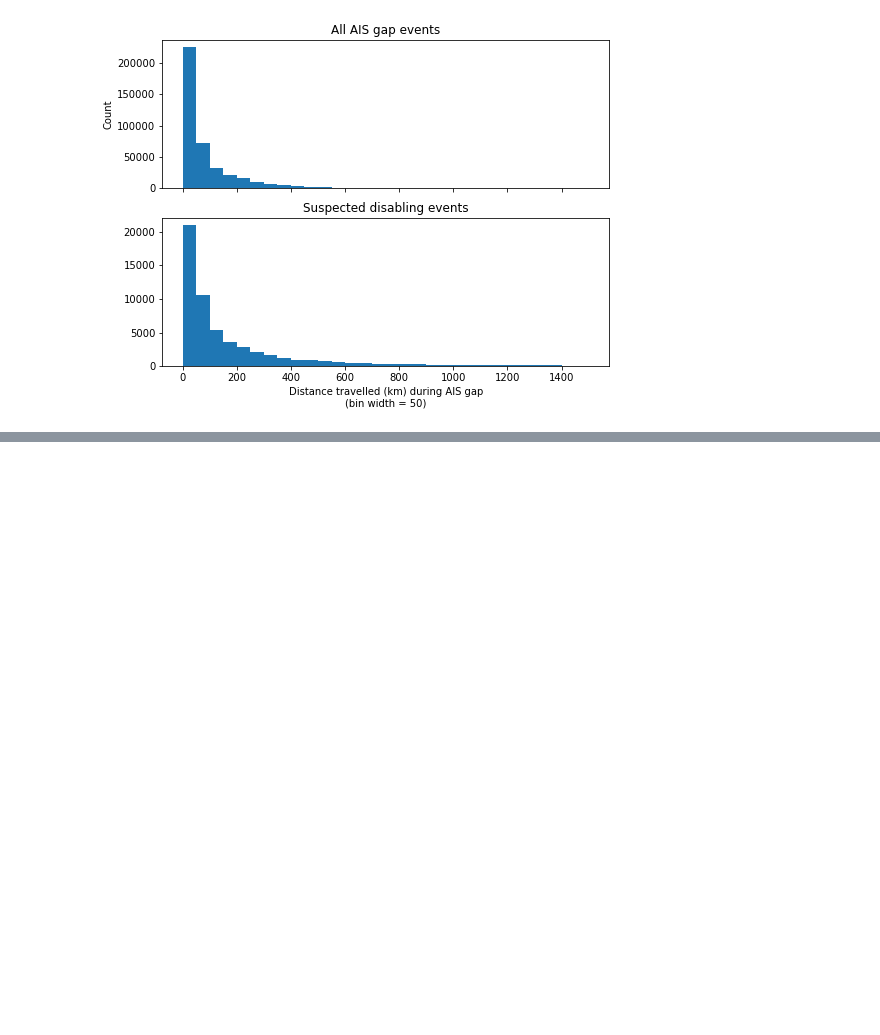
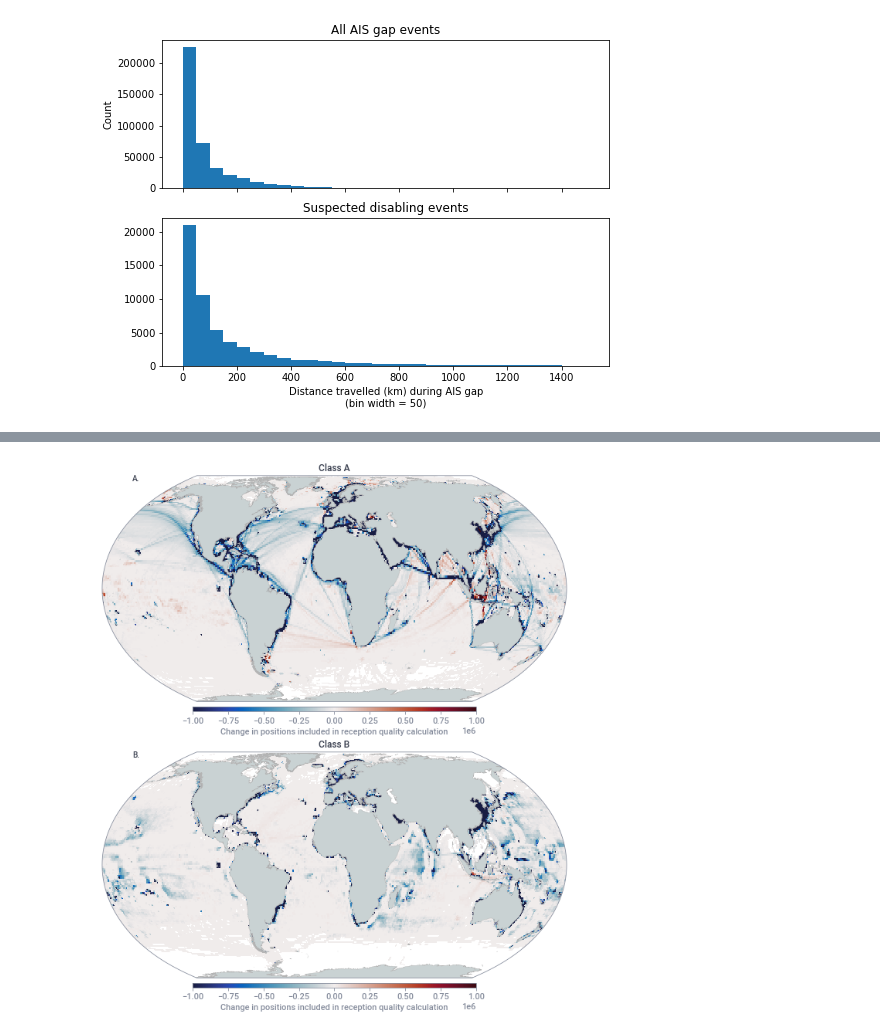
Before and after one commit to GlobalFishingWatch/AIS-disabling-high-seas, a Jupyter notebook: analysis/si_reception_quality.ipynb, the cells around one changed output, grey strips where cells are left out. Cells and saved outputs as stored; diff of their text form; code cells hidden in the pictures; blank space fills up the shorter version.

```diff
--- a/analysis/si_reception_quality.ipynb
+++ b/analysis/si_reception_quality.ipynb
@@ -407,0 +700,80 @@ plt.savefig('../results/gap_figures_{}/figure_si_gap_distance_hist.png'.format(o
+# %%
+# Remove NA coordinate rows
+reception_all_speeds_tmp = reception_all_speeds.dropna(subset=['lat_bin','lon_bin'])
+
+# Pull out class A and B changes from all speeds
+class_a_diff = pyseas.maps.rasters.df2raster(reception_all_speeds_tmp[reception_all_speeds_tmp['class'] == 'A'],
+                                                  'lon_bin', 'lat_bin','hours_diff',
+                                                  xyscale=1,
+                                                  per_km2=False)
+
+class_b_diff = pyseas.maps.rasters.df2raster(reception_all_speeds_tmp[reception_all_speeds_tmp['class'] == 'B'],
+                                                  'lon_bin', 'lat_bin','hours_diff',
+                                                  xyscale=1,
+                                                  per_km2=False)
+
+# Plot
+fig = plt.figure(figsize=(10,10))
+
+titles = ["Class A",
+          "Class B"]
+
+with pyseas.context(pyseas.styles.light):
+
+    axes = []
+    ims = []
+    fig_a_min_value = -1e6
+    fig_a_max_value = 1e6
+
+    # Class A
+    grid = class_a_diff
+    norm = colors.Normalize(vmin=fig_a_min_value, vmax=fig_a_max_value)
+
+    ax, im = pyseas.maps.plot_raster(grid,
+                                     subplot=(2,1,1),
+                                     cmap = cmocean.cm.balance,
+                                     origin = 'upper',
+                                     norm = norm
+                                    )
+
+    ax.set_title("Class A")
+    ax.text(-150*1000*100,80*1000*100, "A.")
+
+    cbar = fig.colorbar(im, ax=ax,
+                      orientation='horizontal',
+                      fraction=0.02,
+                      aspect=60,
+                      pad=0.02,
+                     )
+
+    cbar.set_label(f"Change in hours included in reception quality calculation")
+
+    # Class B
+    fig_b_min_value = -1e6
+    fig_b_max_value = 1e6
+
+    grid = class_b_diff
+    norm = colors.Normalize(vmin=fig_b_min_value, vmax=fig_b_max_value)
+
+    ax, im = pyseas.maps.plot_raster(grid,
+                                     subplot=(2,1,2),
+                                     cmap = cmocean.cm.balance,
+                                     origin = 'upper',
+                                     norm = norm
+                                    )
+
+    ax.set_title("Class B")
+    ax.text(-150*1000*100,80*1000*100, "B.")
+
+    cbar = fig.colorbar(im, ax=ax,
+                      orientation='horizontal',
+                      fraction=0.02,
+                      aspect=60,
+                      pad=0.02,
+                     )
+
+    cbar.set_label(f"Change in hours included in reception quality calculation")
+
+    plt.tight_layout(pad=0.5)
+# %% [output]
+[figure, added]
```
Also changed, not shown: parts of 16 cells of this notebook, 6 other files.
